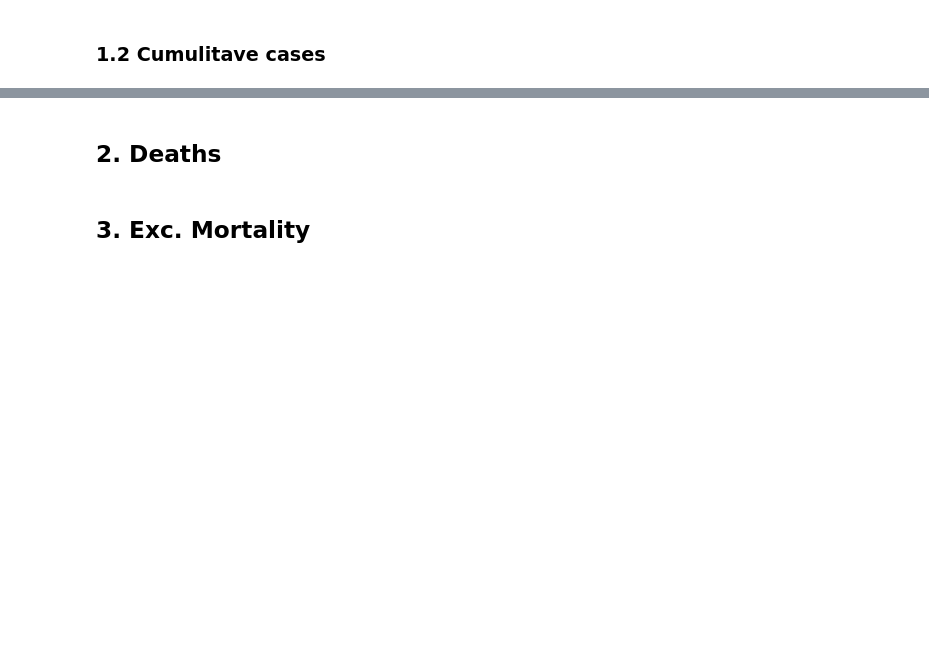
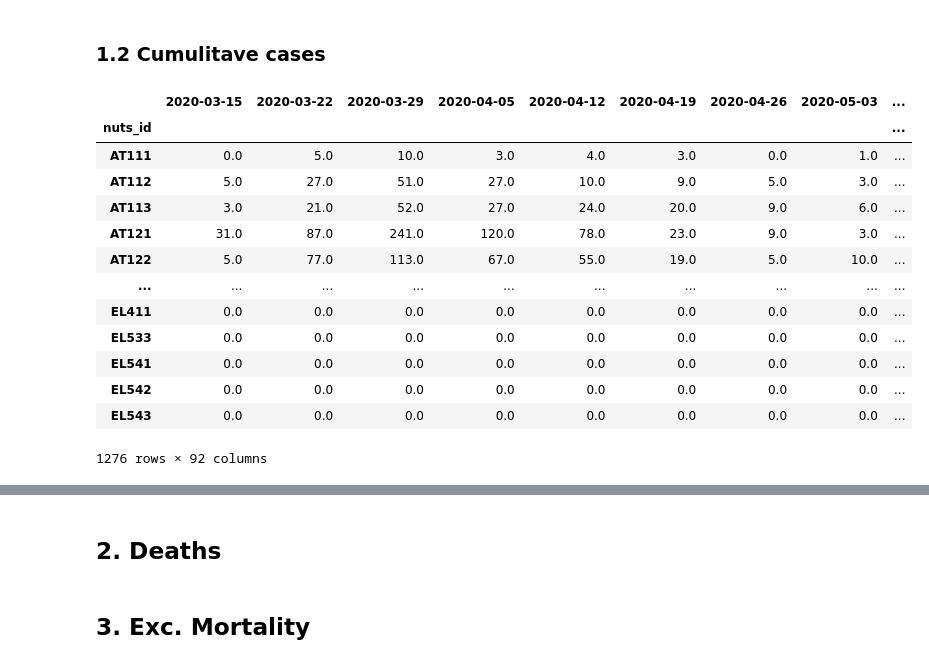
Before and after one commit to l5d1l5/ESPON-DATA, a Jupyter notebook: 03_Figures/01_Animated Maps/Code.ipynb, the cells around one changed output, grey strips where cells are left out. Saved outputs shown, nothing was run; the diff lists cells and outputs as text; code cells hidden in the pictures; blank space fills up the shorter version.

```diff
--- a/03_Figures/01_Animated Maps/Code.ipynb
+++ b/03_Figures/01_Animated Maps/Code.ipynb
@@ -194,0 +226,17 @@ f.close()
+# %%
+cases
+# %% [output]
+|  | 2020-03-15 | 2020-03-22 | 2020-03-29 | 2020-04-05 | 2020-04-12 | 2020-04-19 | 2020-04-26 | 2020-05-03 | ... |
+| nuts_id |  |  |  |  |  |  |  |  | ... |
+| AT111 | 0.0 | 5.0 | 10.0 | 3.0 | 4.0 | 3.0 | 0.0 | 1.0 | ... |
+| AT112 | 5.0 | 27.0 | 51.0 | 27.0 | 10.0 | 9.0 | 5.0 | 3.0 | ... |
+| AT113 | 3.0 | 21.0 | 52.0 | 27.0 | 24.0 | 20.0 | 9.0 | 6.0 | ... |
+| AT121 | 31.0 | 87.0 | 241.0 | 120.0 | 78.0 | 23.0 | 9.0 | 3.0 | ... |
+| AT122 | 5.0 | 77.0 | 113.0 | 67.0 | 55.0 | 19.0 | 5.0 | 10.0 | ... |
+| ... | ... | ... | ... | ... | ... | ... | ... | ... | ... |
+| EL411 | 0.0 | 0.0 | 0.0 | 0.0 | 0.0 | 0.0 | 0.0 | 0.0 | ... |
+| EL533 | 0.0 | 0.0 | 0.0 | 0.0 | 0.0 | 0.0 | 0.0 | 0.0 | ... |
+| EL541 | 0.0 | 0.0 | 0.0 | 0.0 | 0.0 | 0.0 | 0.0 | 0.0 | ... |
+| EL542 | 0.0 | 0.0 | 0.0 | 0.0 | 0.0 | 0.0 | 0.0 | 0.0 | ... |
+| EL543 | 0.0 | 0.0 | 0.0 | 0.0 | 0.0 | 0.0 | 0.0 | 0.0 | ... |
+1276 rows × 92 columns
```
Also changed, not shown: parts of 17 cells of this notebook, 21 other files.
